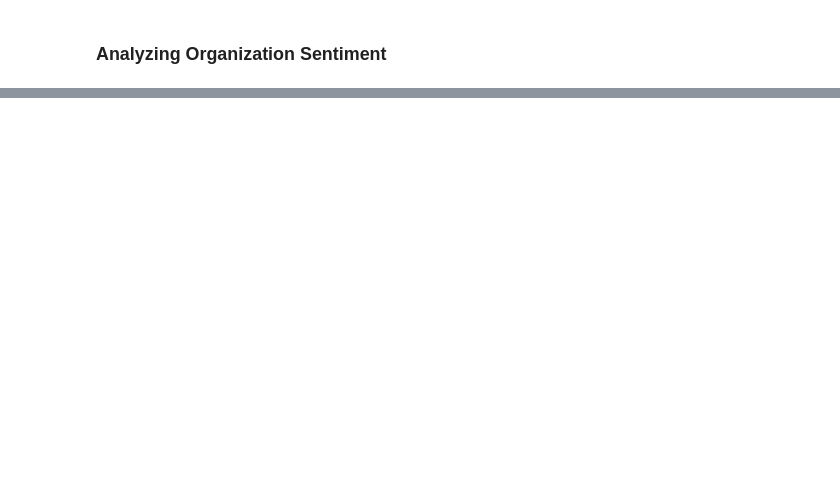
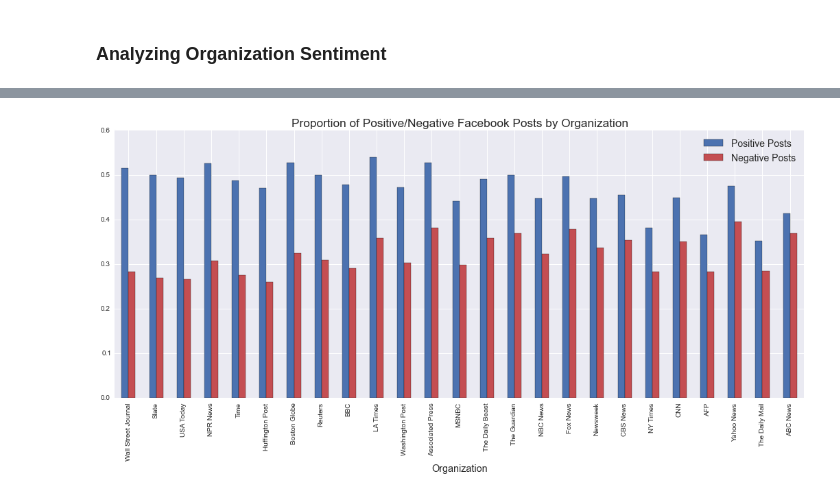
Before and after one commit to micahlanier/social-news, a Jupyter notebook: book/7_SentimentAnalysis.ipynb, the cells around one changed output, grey strips where cells are left out. Cells and saved outputs as stored; diff of their text form; code cells hidden in the pictures; blank space fills up the shorter version.

```diff
--- a/book/7_SentimentAnalysis.ipynb
+++ b/book/7_SentimentAnalysis.ipynb
@@ -267,0 +373,12 @@ While sentiment classification applies directly to clustering and prediction, it
+# %%
+# Data and plot.
+ax = orgSents.iloc[:,[4,3]].plot(kind='bar', color=[snsColorNeg,snsColorPos])
+ax.lines[0].remove()
+# Title and labels.
+ax.set_title('Proportion of Positive/Negative Facebook Posts by Organization',size='xx-large')
+ax.set_xlabel('Organization', size='x-large')
+# Fix legends.
+plt.legend(['Positive Posts','Negative Posts'],prop={'size':14})
+pass
+# %% [output]
+[figure, added]
```
Also changed, not shown: parts of 10 cells of this notebook, 15 other files.
